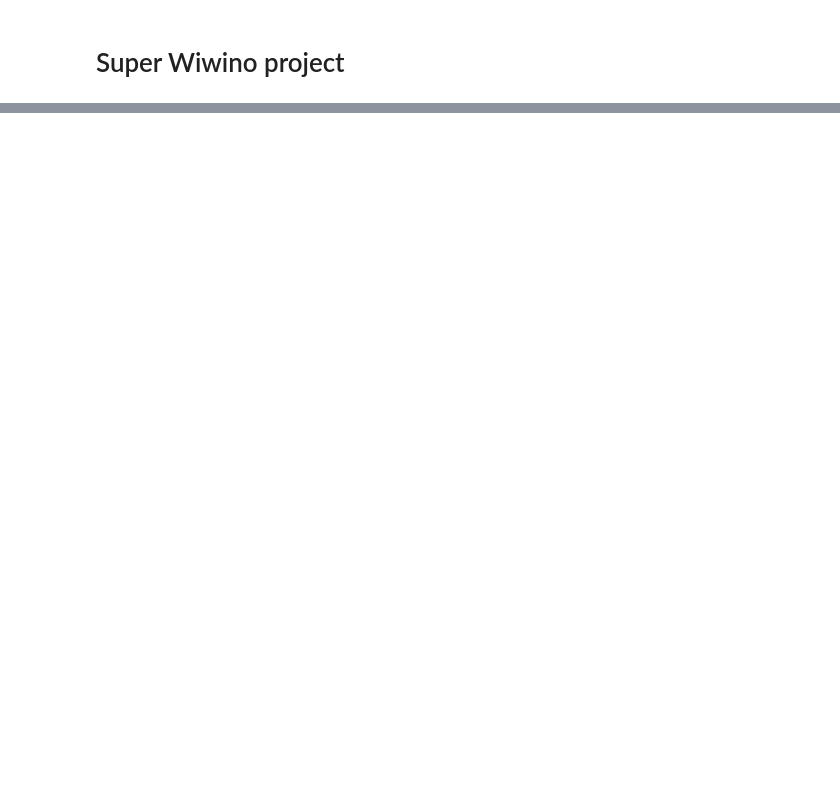
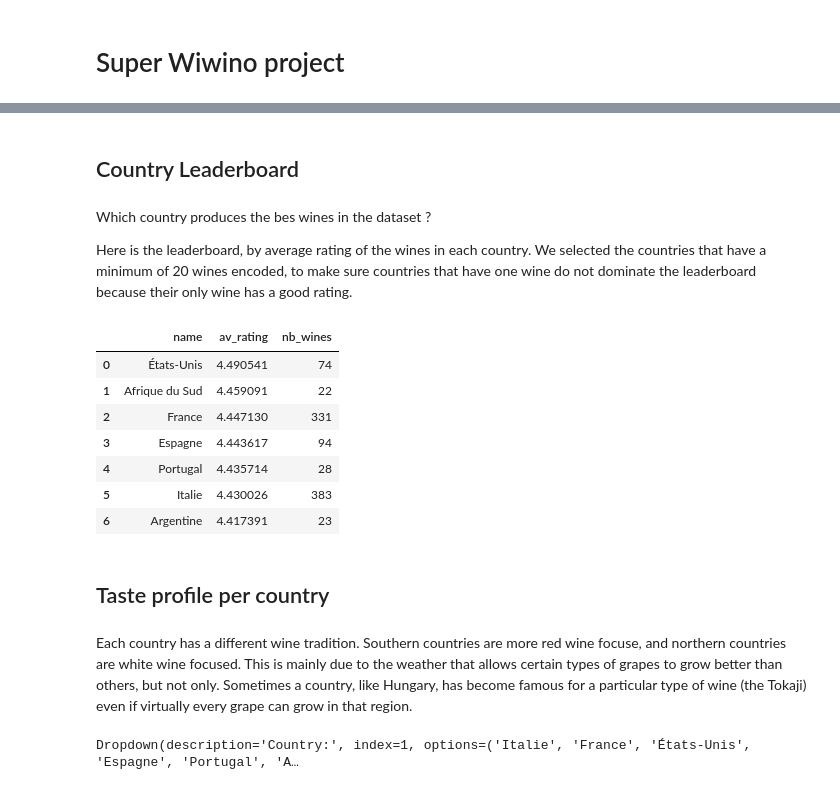
Before and after one commit to paatchwoork/wiwino-market-analysis, a Jupyter notebook: project_notebook.ipynb, the cells around one changed output, grey strips where cells are left out. Saved outputs shown, nothing was run; the diff lists cells and outputs as text; code cells hidden in the pictures; blank space fills up the shorter version.

```diff
--- a/project_notebook.ipynb
+++ b/project_notebook.ipynb
@@ -460,0 +496,58 @@ regions
+# %% [markdown]
+## Country Leaderboard
+# %% [markdown]
+Which country produces the bes wines in the dataset ?
+
+Here is the leaderboard, by average rating of the wines in each country. We selected the countries that have a minimum of 20 wines encoded, to make sure countries that have one wine do not dominate the leaderboard because their only wine has a good rating.
+# %%
+query_country_leaderboard = """
+                            SELECT countries.name,
+                            AVG(wines.ratings_average) as av_rating,
+                            COUNT(wines.id) AS nb_wines
+
+                            FROM countries
+
+                            INNER JOIN regions
+                                ON countries.code = regions.country_code
+
+                            INNER JOIN wines
+                                ON regions.id = wines.region_id
+
+                            GROUP BY countries.name
+
+                            HAVING nb_wines > 20
+
+                            ORDER BY av_rating DESC
+                            """
+country_leaderboard = pd.read_sql_query(query_country_leaderboard, conn)
+country_leaderboard
+# %% [output]
+|  | name | av_rating | nb_wines |
+| 0 | États-Unis | 4.490541 | 74 |
+| 1 | Afrique du Sud | 4.459091 | 22 |
+| 2 | France | 4.447130 | 331 |
+| 3 | Espagne | 4.443617 | 94 |
+| 4 | Portugal | 4.435714 | 28 |
+| 5 | Italie | 4.430026 | 383 |
+| 6 | Argentine | 4.417391 | 23 |
+# %% [markdown]
+## Taste profile per country
+# %% [markdown]
+Each country has a different wine tradition. Southern countries are more red wine focuse, and northern countries are white wine focused. This is mainly due to the weather that allows certain types of grapes to grow better than others, but not only. Sometimes a country, like Hungary, has become famous for a particular type of wine (the Tokaji) even if virtually every grape can grow in that region.
+# %%
+query_countries = """
+                SELECT name
+                FROM countries
+                """
+countries = pd.read_sql_query(query_countries, conn).values.tolist()
+countries = [item for row in countries for item in row]
+
+country_choose = widgets.Dropdown(
+    options=countries,
+    value='France',
+    description='Country:',
+    disabled=False,
+)
+display(country_choose)
+# %% [output]
+Dropdown(description='Country:', index=1, options=('Italie', 'France', 'États-Unis', 'Espagne', 'Portugal', 'A…
```
Also changed, not shown: parts of 49 cells of this notebook, 2 other files.
